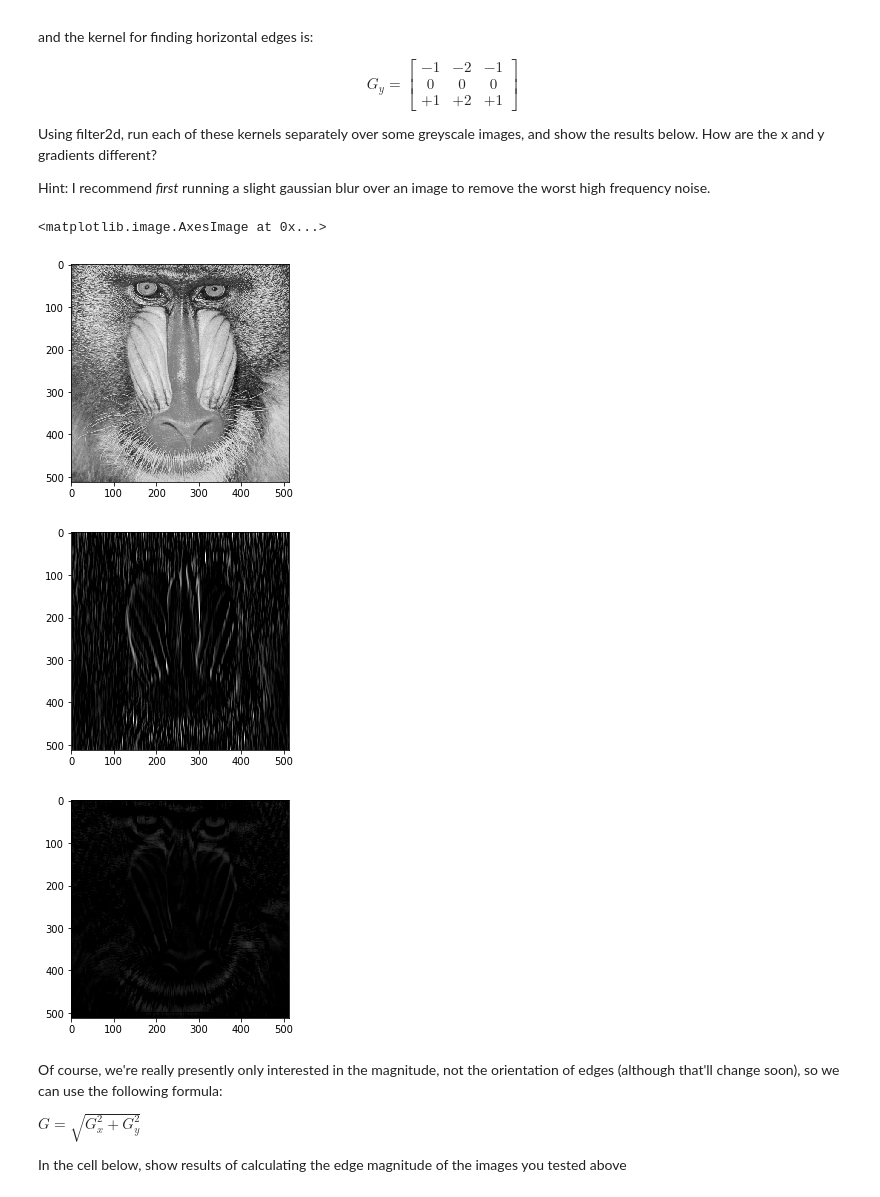
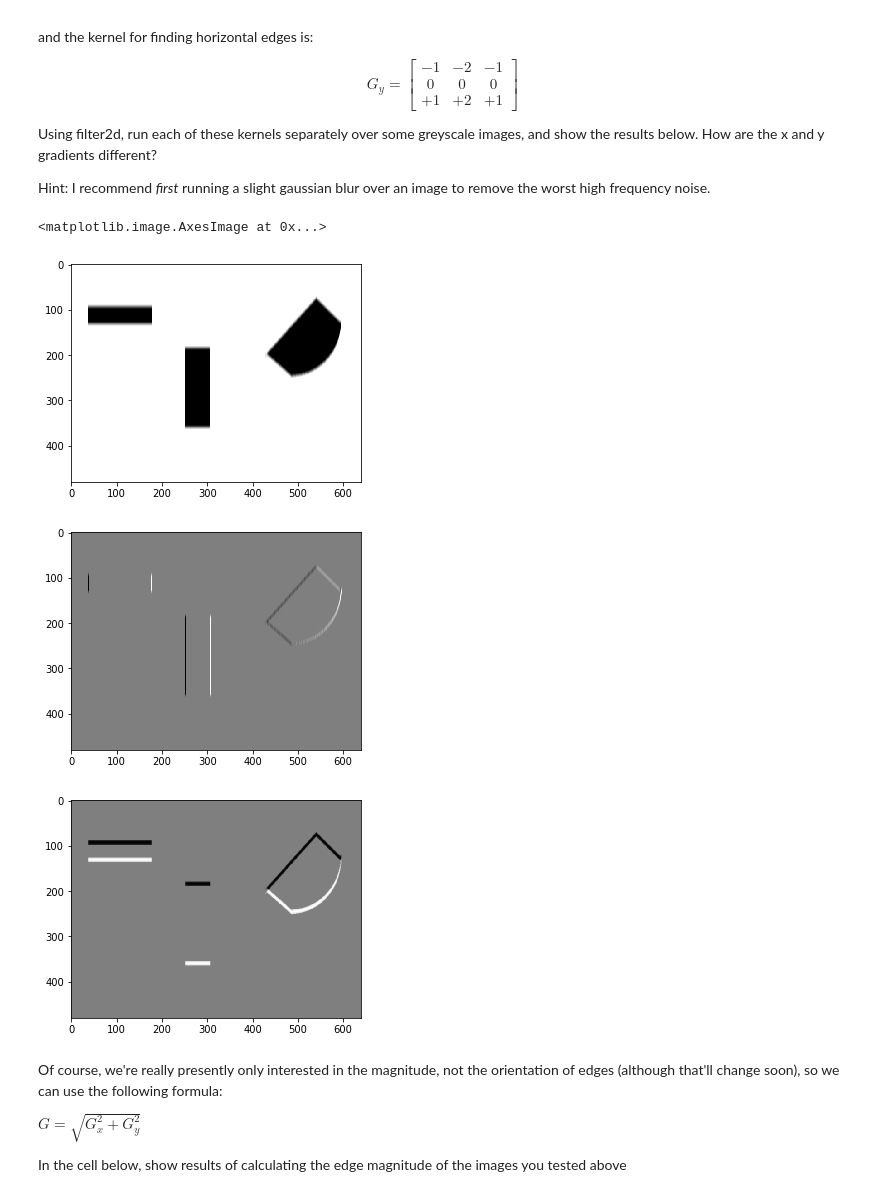
Before and after one commit to chododom/Computer-Vision, a Jupyter notebook: project3/Project3A.ipynb, the cells around one changed output. Saved outputs shown, nothing was run; the diff lists cells and outputs as text; code cells hidden in the pictures.

```diff
--- a/project3/Project3A.ipynb
+++ b/project3/Project3A.ipynb
@@ -26,28 +28,31 @@ Using filter2d, run each of these kernels separately over some greyscale images,
 
 Hint: I recommend *first* running a slight gaussian blur over an image to remove the worst high frequency noise.
 # %%
-img = cv2.imread("images/demo.pgm")
+img = load_image("images/testimage.pgm")
 
+# kernels
 vertical_sobel = np.asarray([[-1, 0, 1], [-2, 0, 2], [-1, 0, 1]])
 horizontal_sobel = np.asarray([[-1, -2, -1], [0, 0, 0], [1, 2, 1]])
-gaussian = cv2.getGaussianKernel(ksize=25, sigma=10)
+gaussian = cv2.getGaussianKernel(ksize=10, sigma=5)
 
+# blur image with Gaussian filter
 img = cv2.filter2D(img, -1, gaussian)
 plt.figure()
 plt.imshow(img)
 
-v_dst = cv2.filter2D(img, -1, vertical_sobel)
-h_dst = cv2.filter2D(img, -1, horizontal_sobel)
+# normalize data to 0..1
+v_dst = normalize_data(cv2.filter2D(img, -1, vertical_sobel))
+h_dst = normalize_data(cv2.filter2D(img, -1, horizontal_sobel))
 
-plt.figure();
+plt.figure()
 plt.imshow(v_dst)
-plt.figure();
+plt.figure()
 plt.imshow(h_dst)
 # %% [output]
 <matplotlib.image.AxesImage at 0x...>
-[figure, old version]
+[figure, new version]
-[figure, old version]
+[figure, new version]
-[figure, old version]
+[figure, new version]
 # %% [markdown]
 Of course, we're really presently only interested in the magnitude, not the orientation of edges (although that'll change soon), so we can use the following formula:
 
```
Also changed, not shown: parts of 2 cells of this notebook, 2 other files.
